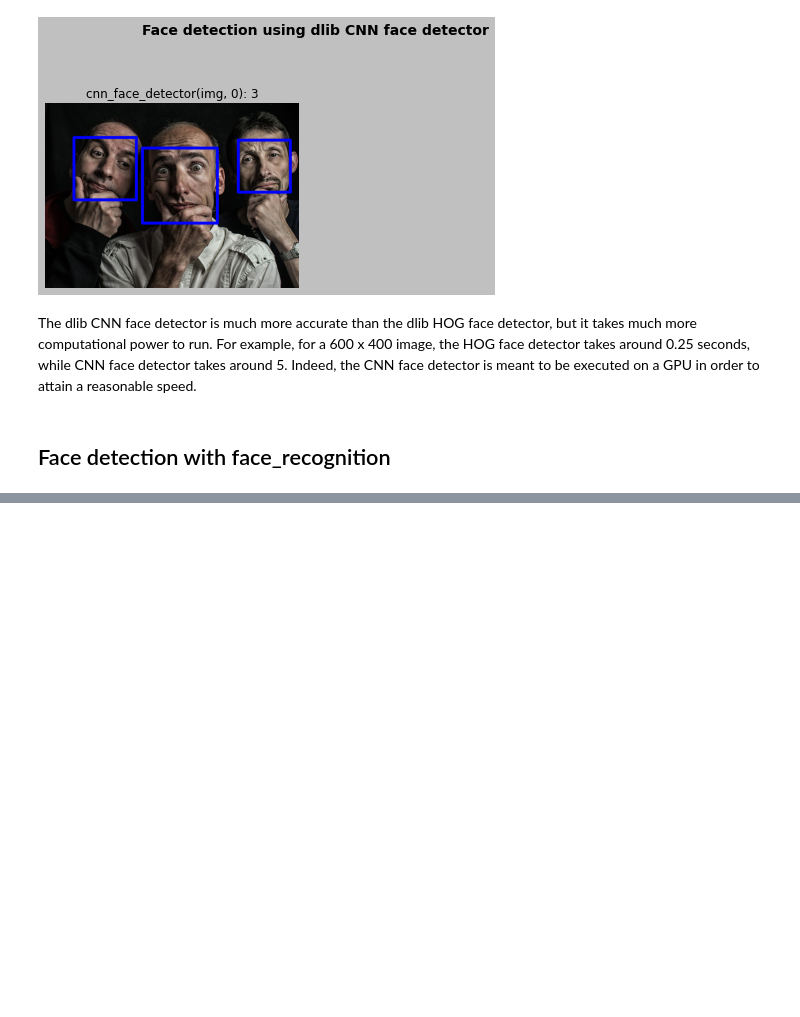
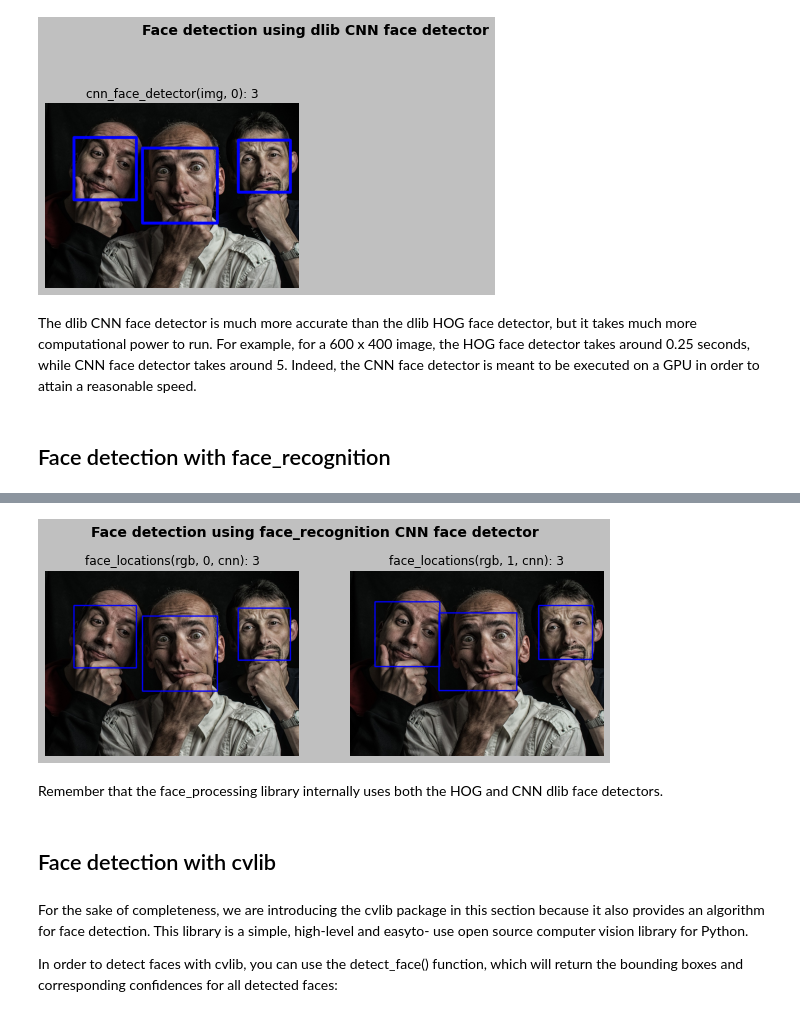
Before and after one commit to rahiakela/opencv-projects-and-guide, a Jupyter notebook: mastering-opencv4-with-python/11-face-detection-tracking-and-recognition/1_face_detection.ipynb, the cells around one changed output, grey strips where cells are left out. Saved outputs shown, nothing was run; the diff lists cells and outputs as text; code cells hidden in the pictures; blank space fills up the shorter version.

```diff
--- a/mastering-opencv4-with-python/11-face-detection-tracking-and-recognition/1_face_detection.ipynb
+++ b/mastering-opencv4-with-python/11-face-detection-tracking-and-recognition/1_face_detection.ipynb
@@ -473,0 +516,42 @@ The dlib CNN face detector is much more accurate than the dlib HOG face detector
+# %%
+def show_detection(image, faces):
+    """Draws a rectangle over each detected face"""
+
+    for face in faces:
+        top, right, bottom, left = face
+        cv2.rectangle(image, (left, top), (right, bottom), (255, 0, 0), 3)
+    return image
+# %%
+# Convert the image from BGR color (which OpenCV uses) to RGB color (which face_recognition uses)
+rgb = img[:, :, ::-1]
+
+# Perform face detection using face_recognition (internally using dlib CNN face detection):
+rects_1 = face_recognition.face_locations(rgb, 0, "cnn")
+rects_2 = face_recognition.face_locations(rgb, 1, "cnn")
+
+# Draw face detections:
+img_faces_1 = show_detection(img.copy(), rects_1)
+img_faces_2 = show_detection(img.copy(), rects_2)
+
+# Create the dimensions of the figure and set title:
+fig = plt.figure(figsize=(10, 4))
+plt.suptitle("Face detection using face_recognition CNN face detector", fontsize=14, fontweight='bold')
+fig.patch.set_facecolor('silver')
+
+# Plot the images:
+show_img_with_matplotlib(img_faces_1, "face_locations(rgb, 0, cnn): " + str(len(rects_1)), 1)
+show_img_with_matplotlib(img_faces_2, "face_locations(rgb, 1, cnn): " + str(len(rects_2)), 2)
+
+# Show the Figure:
+plt.show()
+# %% [output]
+[figure, added]
+# %% [markdown]
+Remember that the face_processing library internally uses both the HOG and CNN
+dlib face detectors.
+# %% [markdown]
+## Face detection with cvlib
+# %% [markdown]
+For the sake of completeness, we are introducing the cvlib package in this section because it also provides an algorithm for face detection. This library is a simple, high-level and easyto- use open source computer vision library for Python.
+
+In order to detect faces with cvlib, you can use the detect_face() function, which will return the bounding boxes and corresponding confidences for all detected faces:
```
Also changed, not shown: parts of 12 cells of this notebook.
